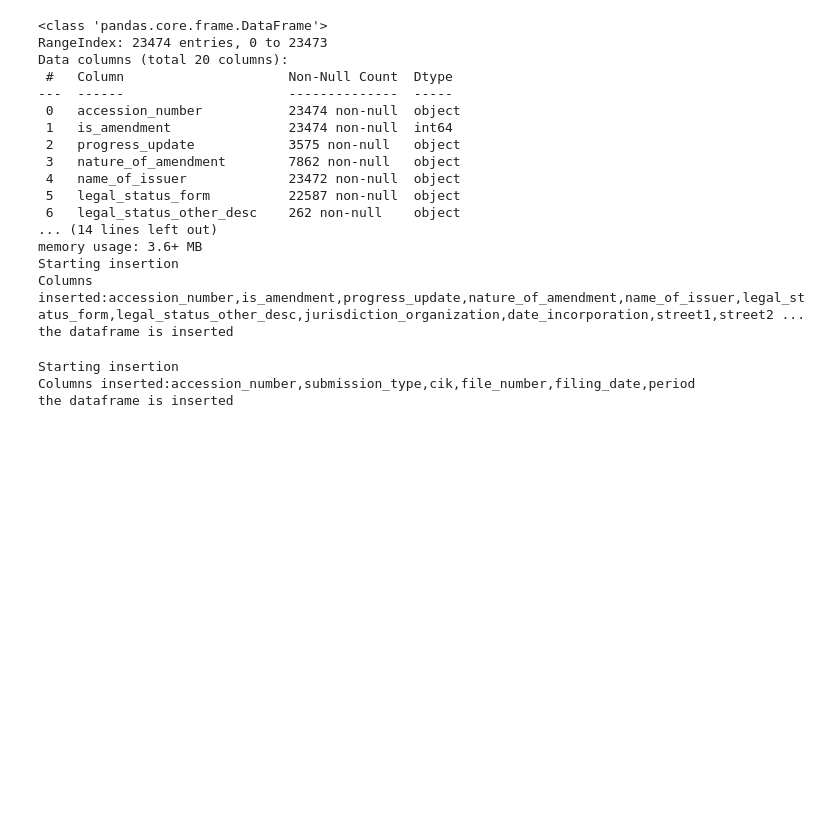
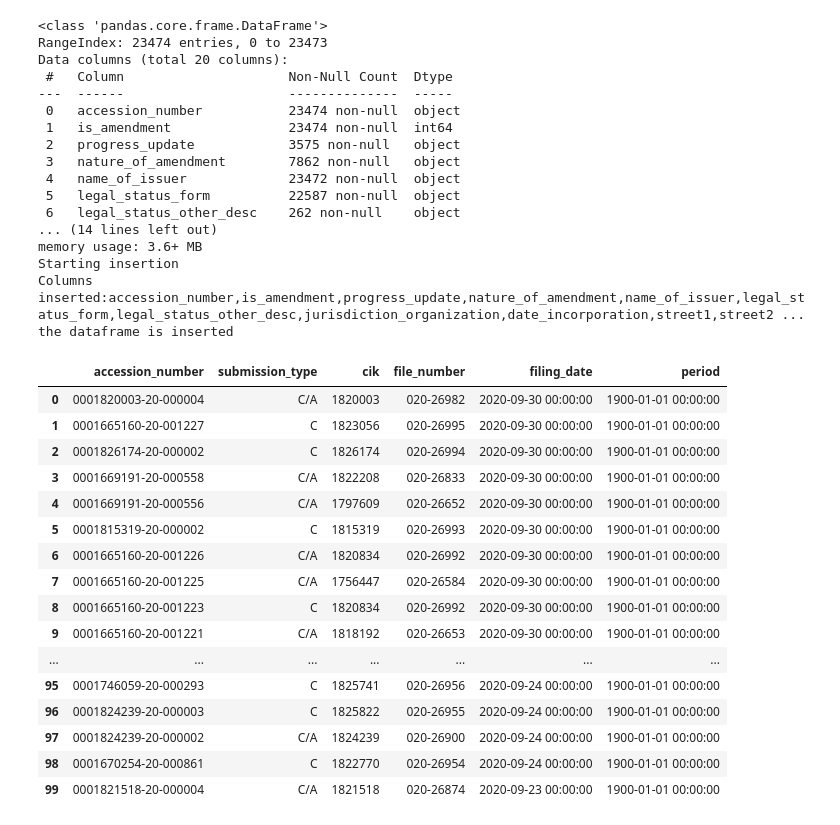
Before and after one commit to derek-nguyen/graphy_financials, a Jupyter notebook: app/services/etl.ipynb, the cells around one changed output. Saved outputs shown, nothing was run; the diff lists cells and outputs as text; code cells hidden in the pictures; blank space fills up the shorter version.

```diff
--- a/app/services/etl.ipynb
+++ b/app/services/etl.ipynb
@@ -343,34 +391,48 @@ the dataframe is inserted
 # submission_dataframes.info()
 # submission_dataframes.head()
 
 submission_dataframes.rename(columns={
     'ACCESSION_NUMBER':'accession_number',
     'SUBMISSION_TYPE':'submission_type',
     'FILING_DATE':'filing_date',
     'CIK':'cik',
     'FILE_NUMBER':'file_number',
     'PERIOD':'period'
 },inplace=True)
 
 filtered_df = submission_dataframes[['accession_number','submission_type','cik','file_number','filing_date','period']]
 
 filtered_df['filing_date'] = pd.to_datetime(filtered_df['filing_date'], format='%Y%m%d')
 filtered_df['period'] = pd.to_datetime(filtered_df['period'], format='%Y%m%d')
 filtered_df['period'].fillna('1900-01-01',inplace=True)
 
 df = filtered_df.astype({
     'cik':'string',
     'filing_date':'object',
     'period':'object'
 })
 
 df['cik'] = df['cik'].str.replace(r'\..*','',regex=True)
 df['cik'].fillna('',inplace=True)
 
 df.head(100)
 
-insert_into_db(conn,df,'temp_submission')
+# insert_into_db(conn,df,'temp_submission')
 # %% [output]
-Starting insertion
-Columns inserted:accession_number,submission_type,cik,file_number,filing_date,period
-the dataframe is inserted
+|  | accession_number | submission_type | cik | file_number | filing_date | period |
+| 0 | 0001820003-20-000004 | C/A | 1820003 | 020-26982 | 2020-09-30 00:00:00 | 1900-01-01 00:00:00 |
+| 1 | 0001665160-20-001227 | C | 1823056 | 020-26995 | 2020-09-30 00:00:00 | 1900-01-01 00:00:00 |
+| 2 | 0001826174-20-000002 | C | 1826174 | 020-26994 | 2020-09-30 00:00:00 | 1900-01-01 00:00:00 |
+| 3 | 0001669191-20-000558 | C/A | 1822208 | 020-26833 | 2020-09-30 00:00:00 | 1900-01-01 00:00:00 |
+| 4 | 0001669191-20-000556 | C/A | 1797609 | 020-26652 | 2020-09-30 00:00:00 | 1900-01-01 00:00:00 |
+| 5 | 0001815319-20-000002 | C | 1815319 | 020-26993 | 2020-09-30 00:00:00 | 1900-01-01 00:00:00 |
+| 6 | 0001665160-20-001226 | C/A | 1820834 | 020-26992 | 2020-09-30 00:00:00 | 1900-01-01 00:00:00 |
+| 7 | 0001665160-20-001225 | C/A | 1756447 | 020-26584 | 2020-09-30 00:00:00 | 1900-01-01 00:00:00 |
+| 8 | 0001665160-20-001223 | C | 1820834 | 020-26992 | 2020-09-30 00:00:00 | 1900-01-01 00:00:00 |
+| 9 | 0001665160-20-001221 | C/A | 1818192 | 020-26653 | 2020-09-30 00:00:00 | 1900-01-01 00:00:00 |
+| ... | ... | ... | ... | ... | ... | ... |
+| 95 | 0001746059-20-000293 | C | 1825741 | 020-26956 | 2020-09-24 00:00:00 | 1900-01-01 00:00:00 |
+| 96 | 0001824239-20-000003 | C | 1825822 | 020-26955 | 2020-09-24 00:00:00 | 1900-01-01 00:00:00 |
+| 97 | 0001824239-20-000002 | C/A | 1824239 | 020-26900 | 2020-09-24 00:00:00 | 1900-01-01 00:00:00 |
+| 98 | 0001670254-20-000861 | C | 1822770 | 020-26954 | 2020-09-24 00:00:00 | 1900-01-01 00:00:00 |
+| 99 | 0001821518-20-000004 | C/A | 1821518 | 020-26874 | 2020-09-23 00:00:00 | 1900-01-01 00:00:00 |
```
Also changed, not shown: parts of 1 cell of this notebook, 4 other files.
